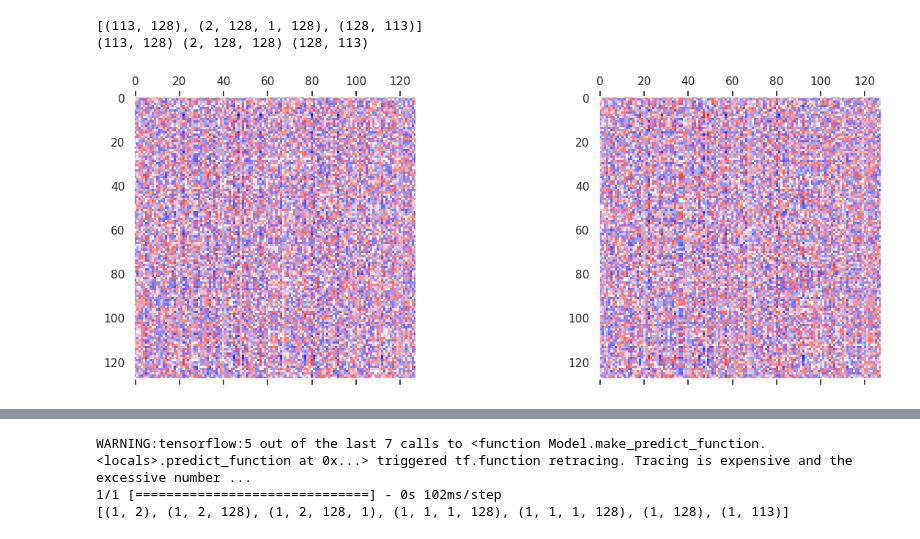
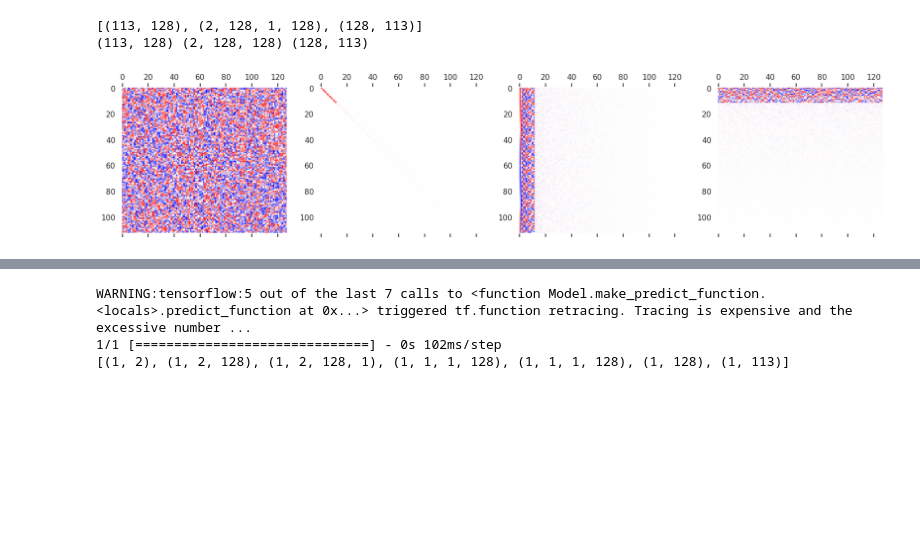
Before and after one commit to FriedChips/dl_basics, a Jupyter notebook: analysis/analysis_modulo_arithmetic.ipynb, the cells around one changed output, grey strips where cells are left out. Drawn from its saved outputs; the diff is of its cells as text; code cells hidden in the pictures; blank space fills up the shorter version.

```diff
--- a/analysis/analysis_modulo_arithmetic.ipynb
+++ b/analysis/analysis_modulo_arithmetic.ipynb
@@ -127,15 +80,14 @@ print(w_emb.shape, w_mlp.shape, w_uem.shape)
 # %% [output]
 [(113, 128), (2, 128, 1, 128), (128, 113)]
 (113, 128) (2, 128, 128) (128, 113)
-# %%
-fig, ax = plt.subplots(1,2, figsize=(15,5))
-ax[0].matshow(w_mlp[0], cmap="bwr", vmin=-.5, vmax=.5)
-ax[1].matshow(w_mlp[1], cmap="bwr", vmin=-.5, vmax=.5)
-ax[0].grid(False)
-ax[1].grid(False);
-# %% [output]
-[figure, removed]
 # %%
 u_emb, s_emb, vt_emb = svd(w_emb)
 w_emb_diag = u_emb.T @ w_emb @ vt_emb.T
 #plt.matshow(w_emb_diag)
+fig, axs = plt.subplots(1,4, figsize=(20,5))
+plot_matrix(w_emb, axs[0])
+plot_matrix(w_emb_diag, axs[1])
+plot_matrix(u_emb @ w_emb_diag, axs[2])
+plot_matrix(w_emb_diag @ vt_emb, axs[3]);
+# %% [output]
+[figure, added]
```
Also changed, not shown: parts of 47 cells of this notebook.
